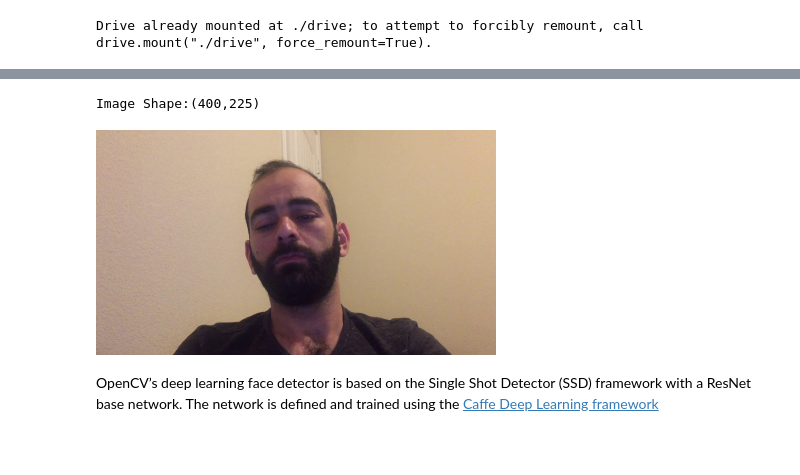
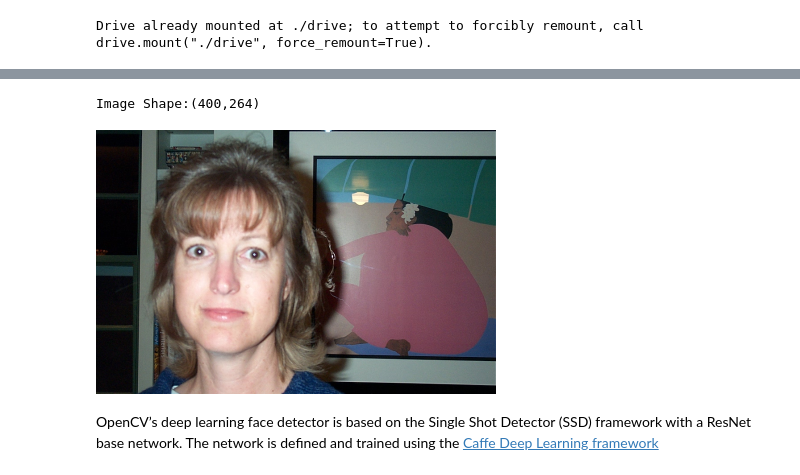
Before and after one commit to Nastarii/Drowsiness-Detection, a Jupyter notebook: Labeling_Process.ipynb, the cells around one changed output, grey strips where cells are left out. Drawn from its saved outputs; the diff is of its cells as text; code cells hidden in the pictures; blank space fills up the shorter version.

```diff
--- a/Labeling_Process.ipynb
+++ b/Labeling_Process.ipynb
@@ -31,20 +52,28 @@ DRIVE_PATH = './drive/Shareddrives/TCC_Drowsiness_Detection'
+# %%
+def get_filenames():
+
+  filenames = []
+
+  for i in range(9120):
+    filenames.append(f'IMG_{name_format(i)}.jpg')
+  return filenames
 # %%
 # images informations
 IMG_PATH = './images'
-filenames = os.listdir(IMG_PATH)
+filenames = get_filenames()
 indice = 53
 
 image = cv2.imread(f'{IMG_PATH}/{filenames[indice]}', 1)
 
 # resize it to have a maximum width of 400 pixels
 # Show the indice image of the dataset
 image = imutils.resize(image, width=400)
 (h, w) = image.shape[:2]
 print(f'Image Shape:({w},{h})')
 cv2_imshow(image)
 # %% [output]
-Image Shape:(400,225)
+Image Shape:(400,264)
-[figure, old version]
+[figure, new version]
 # %% [markdown]
 OpenCV’s deep learning face detector is based on the Single Shot Detector (SSD) framework with a ResNet base network. The network is defined and trained using the [Caffe Deep Learning framework](https://caffe.berkeleyvision.org/)
 # %% [markdown]
```
Also changed, not shown: parts of 10 cells of this notebook.
